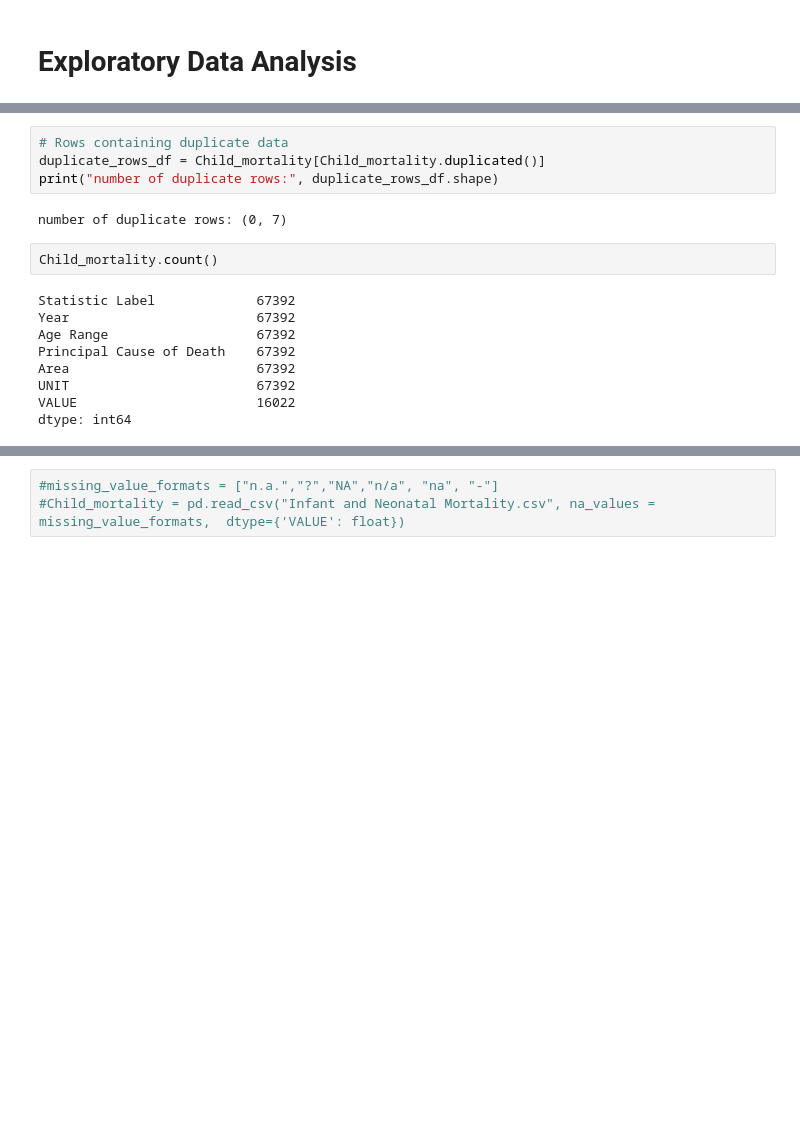
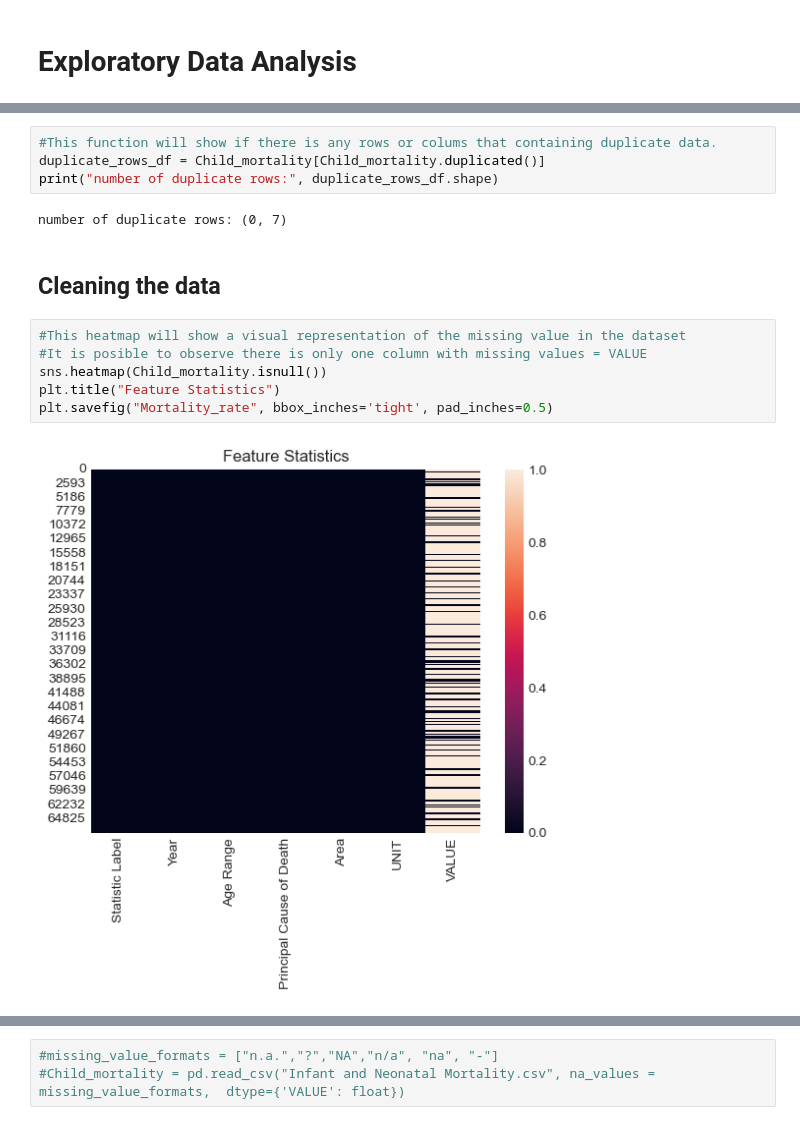
Before and after one commit to Paolacrir/CA1, a Jupyter notebook: Infant and Neonatal Mortality.ipynb, the cells around one changed output, grey strips where cells are left out. Saved outputs shown, nothing was run; the diff lists cells and outputs as text; blank space fills up the shorter version.

```diff
--- a/Infant and Neonatal Mortality.ipynb
+++ b/Infant and Neonatal Mortality.ipynb
@@ -92,17 +116,16 @@ dtype: int64
 # %%
-# Rows containing duplicate data
+#This function will show if there is any rows or colums that containing duplicate data.
 duplicate_rows_df = Child_mortality[Child_mortality.duplicated()]
 print("number of duplicate rows:", duplicate_rows_df.shape)
 # %% [output]
 number of duplicate rows: (0, 7)
-# %%
-Child_mortality.count()
-# %% [output]
-Statistic Label             67392
-Year                        67392
-Age Range                   67392
-Principal Cause of Death    67392
-Area                        67392
-UNIT                        67392
-VALUE                       16022
-dtype: int64
+# %% [markdown]
+## Cleaning the data
+# %%
+#This heatmap will show a visual representation of the missing value in the dataset
+#It is posible to observe there is only one column with missing values = VALUE
+sns.heatmap(Child_mortality.isnull())
+plt.title("Feature Statistics")
+plt.savefig("Mortality_rate", bbox_inches='tight', pad_inches=0.5)
+# %% [output]
+[figure, added]
```
Also changed, not shown: parts of 67 cells of this notebook.
